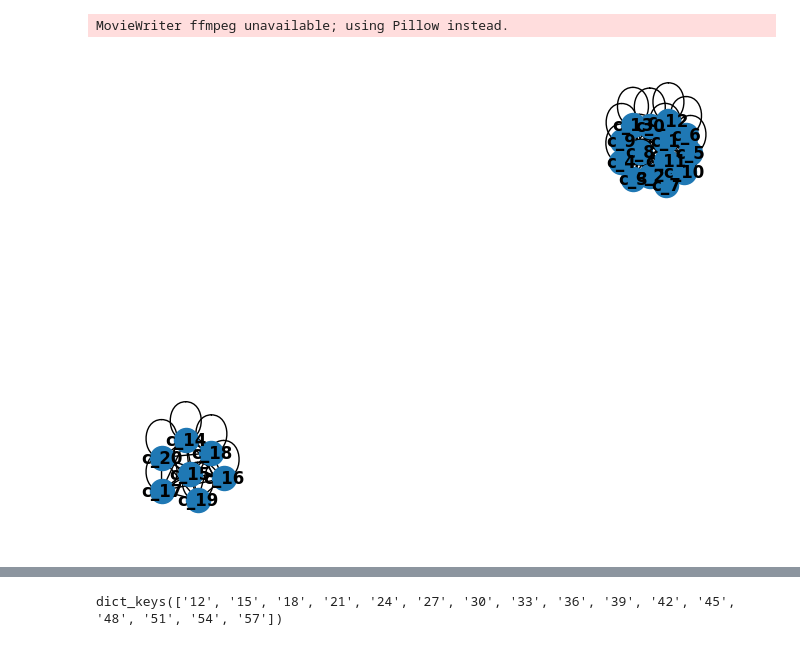
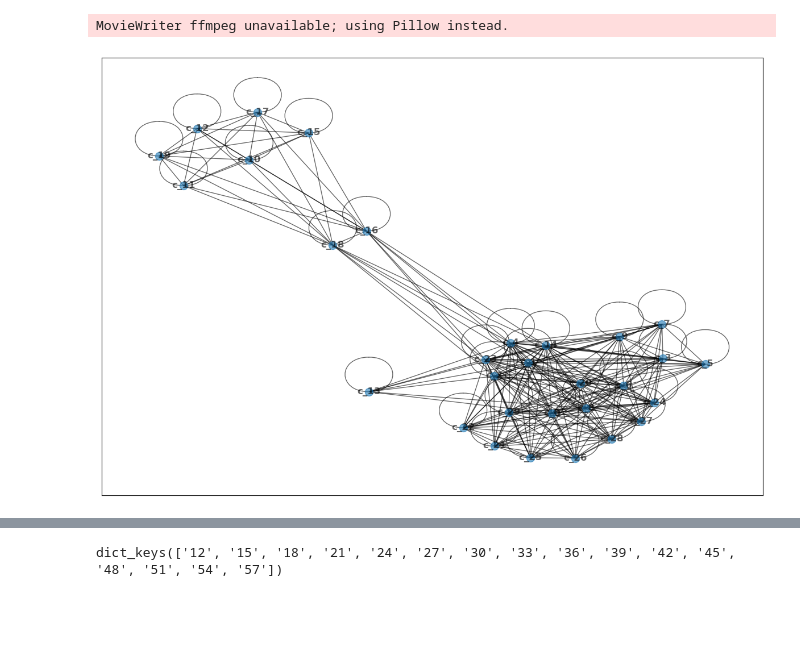
Before and after one commit to kir-7/federated-learning, a Jupyter notebook: fed_niid/clustering/convergence/temporal/look.ipynb, the cells around one changed output, grey strips where cells are left out. Cells and saved outputs as stored; diff of their text form; code cells hidden in the pictures; blank space fills up the shorter version.

```diff
--- a/fed_niid/clustering/convergence/temporal/look.ipynb
+++ b/fed_niid/clustering/convergence/temporal/look.ipynb
@@ -5,7 +5,7 @@ from matplotlib.animation import FuncAnimation
 import json
 import networkx as nx
 
-with open("rot_mnist_21_clients_100_participation_niid_sim_logs_global_eval_final.json", "r") as f:
+with open("rot_mnist_21_clients_60_participation_niid_sim_logs_global_eval_final.json", "r") as f:
     d = json.load(f)
 
 print(d.keys())
@@ -122,15 +123,17 @@ anim.save("animation_21c.gif")
 MovieWriter ffmpeg unavailable; using Pillow instead.
 # %%
 G = nx.Graph()
-G.add_nodes_from([ (f"c_{i}", {"color":'red' if i < 10 else 'green'}) for i in range(21)])
+G.add_nodes_from([ f"c_{i}" for i in range(30)])
 
-for i in range(21):
-    for j in range(21):
+for i in range(30):
+    for j in range(30):
         if similarities["15"][i][j] > 0.9:
-            G.add_edge(f"c_{i}", f"c_{j}", weight=similarities["15"][i][j])
+            G.add_edge(f"c_{i}", f"c_{j}", weight=similarities['15'][i][j])
 # %%
 import matplotlib.pyplot as plt
-nx.draw(G, with_labels=True,  font_weight='bold')
+plt.figure(figsize=(15, 10), dpi=100)
+pos = nx.spring_layout(G)
+nx.draw_networkx(G, pos, node_size=100, alpha=0.6, with_labels=True,  font_weight='bold')
 plt.show()
 # %% [output]
-[figure, old version]
+[figure, new version]
```
Also changed, not shown: parts of 4 cells of this notebook, 7 other files.
